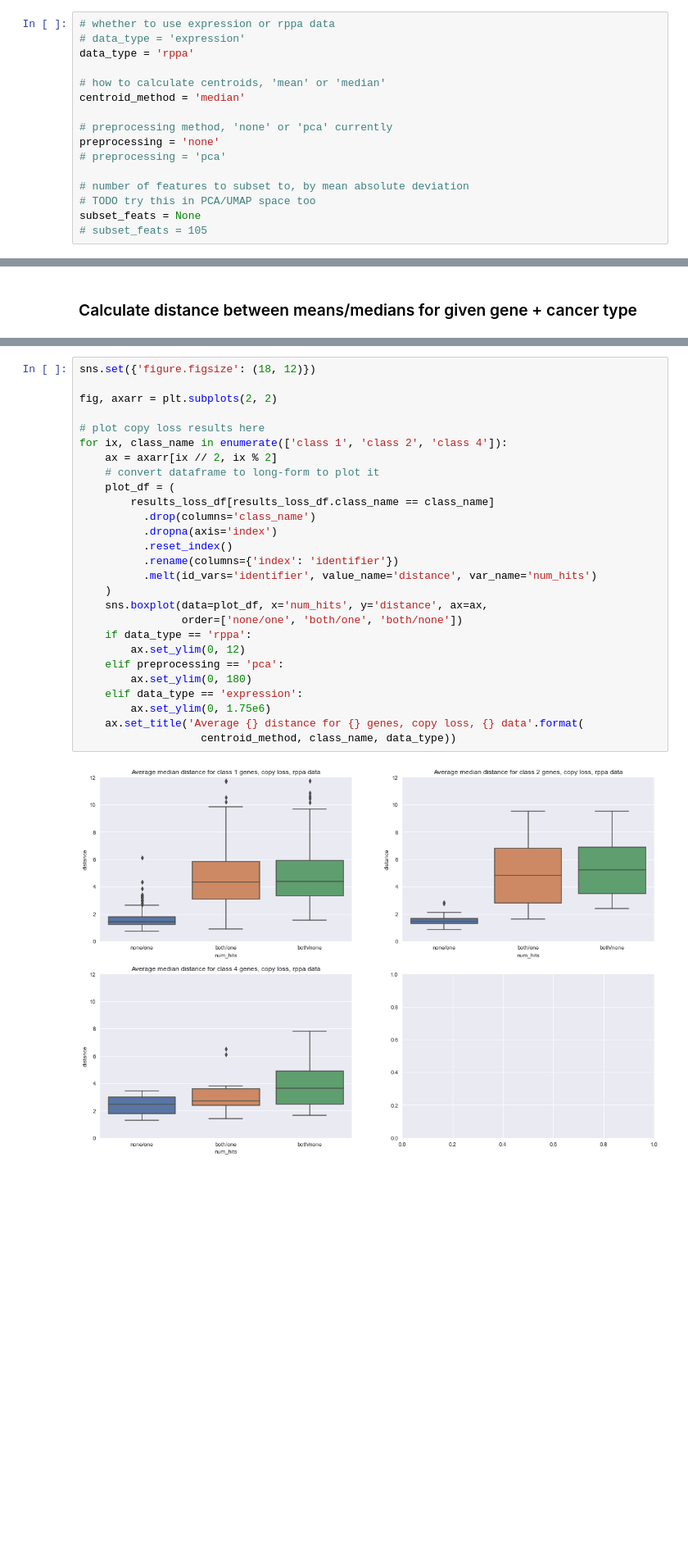
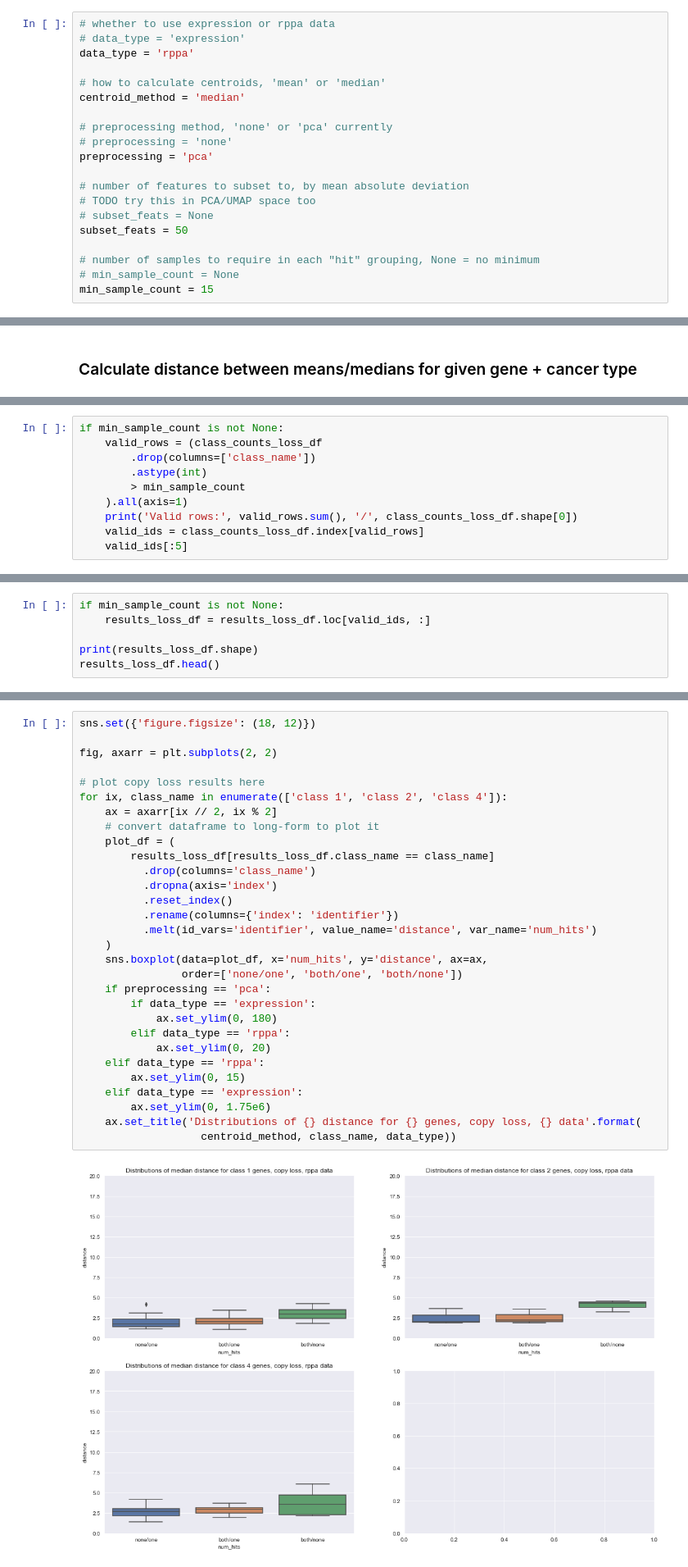
Before and after one commit to greenelab/mutation-fn, a Jupyter notebook: 5_distance_analysis/1_centroid_distance.ipynb, the cells around one changed output, grey strips where cells are left out. Shown at 82% size. Cells and saved outputs as stored; diff of their text form; blank space fills up the shorter version.

```diff
--- a/5_distance_analysis/1_centroid_distance.ipynb
+++ b/5_distance_analysis/1_centroid_distance.ipynb
@@ -33,13 +37,17 @@ data_type = 'rppa'
 centroid_method = 'median'
 
 # preprocessing method, 'none' or 'pca' currently
-preprocessing = 'none'
-# preprocessing = 'pca'
+# preprocessing = 'none'
+preprocessing = 'pca'
 
 # number of features to subset to, by mean absolute deviation
 # TODO try this in PCA/UMAP space too
-subset_feats = None
-# subset_feats = 105
+# subset_feats = None
+subset_feats = 50
+
+# number of samples to require in each "hit" grouping, None = no minimum
+# min_sample_count = None
+min_sample_count = 15
 # %% [markdown]
 ### Load expression data
 
@@ -290,0 +288,10 @@ results_loss_df.head()
+# %%
+if min_sample_count is not None:
+    valid_rows = (class_counts_loss_df
+        .drop(columns=['class_name'])
+        .astype(int)
+        > min_sample_count
+    ).all(axis=1)
+    print('Valid rows:', valid_rows.sum(), '/', class_counts_loss_df.shape[0])
+    valid_ids = class_counts_loss_df.index[valid_rows]
+    valid_ids[:5]
@@ -290,0 +300,6 @@ results_loss_df.head()
+# %%
+if min_sample_count is not None:
+    results_loss_df = results_loss_df.loc[valid_ids, :]
+
+print(results_loss_df.shape)
+results_loss_df.head()
@@ -401,32 +439,35 @@ for ix, class_name in enumerate(['class 1', 'class 3', 'class 4']):
 # %%
 sns.set({'figure.figsize': (18, 12)})
 
 fig, axarr = plt.subplots(2, 2)
 
 # plot copy loss results here
 for ix, class_name in enumerate(['class 1', 'class 2', 'class 4']):
     ax = axarr[ix // 2, ix % 2]
     # convert dataframe to long-form to plot it
     plot_df = (
         results_loss_df[results_loss_df.class_name == class_name]
           .drop(columns='class_name')
           .dropna(axis='index')
           .reset_index()
           .rename(columns={'index': 'identifier'})
           .melt(id_vars='identifier', value_name='distance', var_name='num_hits')
     )
     sns.boxplot(data=plot_df, x='num_hits', y='distance', ax=ax,
                 order=['none/one', 'both/one', 'both/none'])
-    if data_type == 'rppa':
-        ax.set_ylim(0, 12)
-    elif preprocessing == 'pca':
-        ax.set_ylim(0, 180)
+    if preprocessing == 'pca':
+        if data_type == 'expression':
+            ax.set_ylim(0, 180)
+        elif data_type == 'rppa':
+            ax.set_ylim(0, 20)
+    elif data_type == 'rppa':
+        ax.set_ylim(0, 15)
     elif data_type == 'expression':
         ax.set_ylim(0, 1.75e6)
-    ax.set_title('Average {} distance for {} genes, copy loss, {} data'.format(
+    ax.set_title('Distributions of {} distance for {} genes, copy loss, {} data'.format(
                    centroid_method, class_name, data_type))
 # %% [output]
-[figure, old version]
+[figure, new version]
 # %%
 sns.set({'figure.figsize': (18, 12)})
 
```
Also changed, not shown: parts of 21 cells of this notebook, 1 other file.
